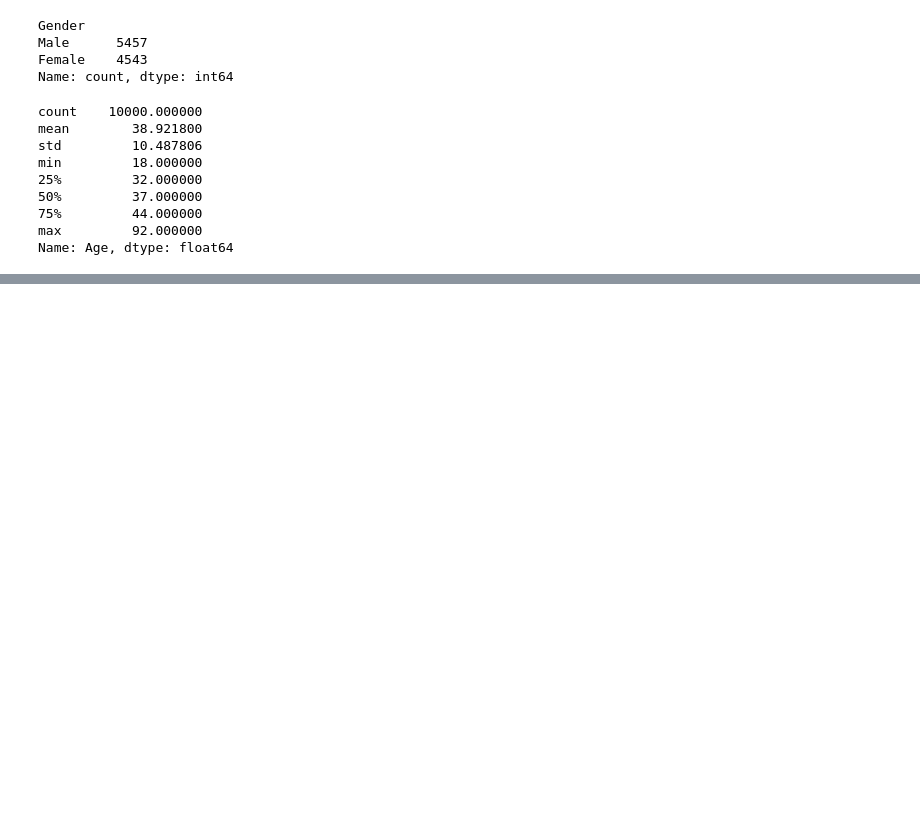
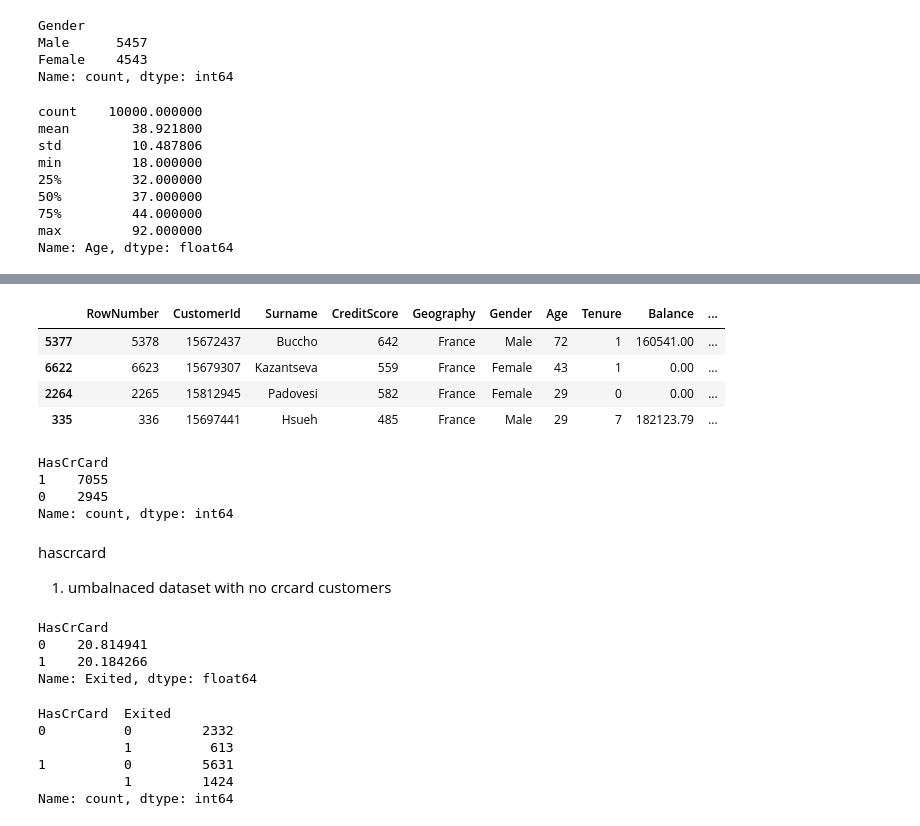
Before and after one commit to karansingh-chauhan/bank-customer-churn-modeling, a Jupyter notebook: notebook/main.ipynb, the cells around one changed output, grey strips where cells are left out. Drawn from its saved outputs; the diff is of its cells as text; code cells hidden in the pictures; blank space fills up the shorter version.

```diff
--- a/main.ipynb
+++ b/notebook/main.ipynb
@@ -161,0 +270,36 @@ Name: Age, dtype: float64
+# %%
+df.sample(4)
+# %% [output]
+|  | RowNumber | CustomerId | Surname | CreditScore | Geography | Gender | Age | Tenure | Balance | ... |
+| 5377 | 5378 | 15672437 | Buccho | 642 | France | Male | 72 | 1 | 160541.00 | ... |
+| 6622 | 6623 | 15679307 | Kazantseva | 559 | France | Female | 43 | 1 | 0.00 | ... |
+| 2264 | 2265 | 15812945 | Padovesi | 582 | France | Female | 29 | 0 | 0.00 | ... |
+| 335 | 336 | 15697441 | Hsueh | 485 | France | Male | 29 | 7 | 182123.79 | ... |
+# %%
+# has credict card
+df['HasCrCard'].value_counts()
+# %% [output]
+HasCrCard
+1    7055
+0    2945
+Name: count, dtype: int64
+# %% [markdown]
+hascrcard
+1. umbalnaced dataset with no crcard customers
+# %%
+# lets check what type of customer uses the creditcard
+df.groupby(df['HasCrCard'])['Exited'].mean()*100
+# %% [output]
+HasCrCard
+0    20.814941
+1    20.184266
+Name: Exited, dtype: float64
+# %%
+df.groupby(df['HasCrCard'])['Exited'].value_counts()
+# %% [output]
+HasCrCard  Exited
+0          0         2332
+           1          613
+1          0         5631
+           1         1424
+Name: count, dtype: int64
```
Also changed, not shown: parts of 21 cells of this notebook, 1 other file.
